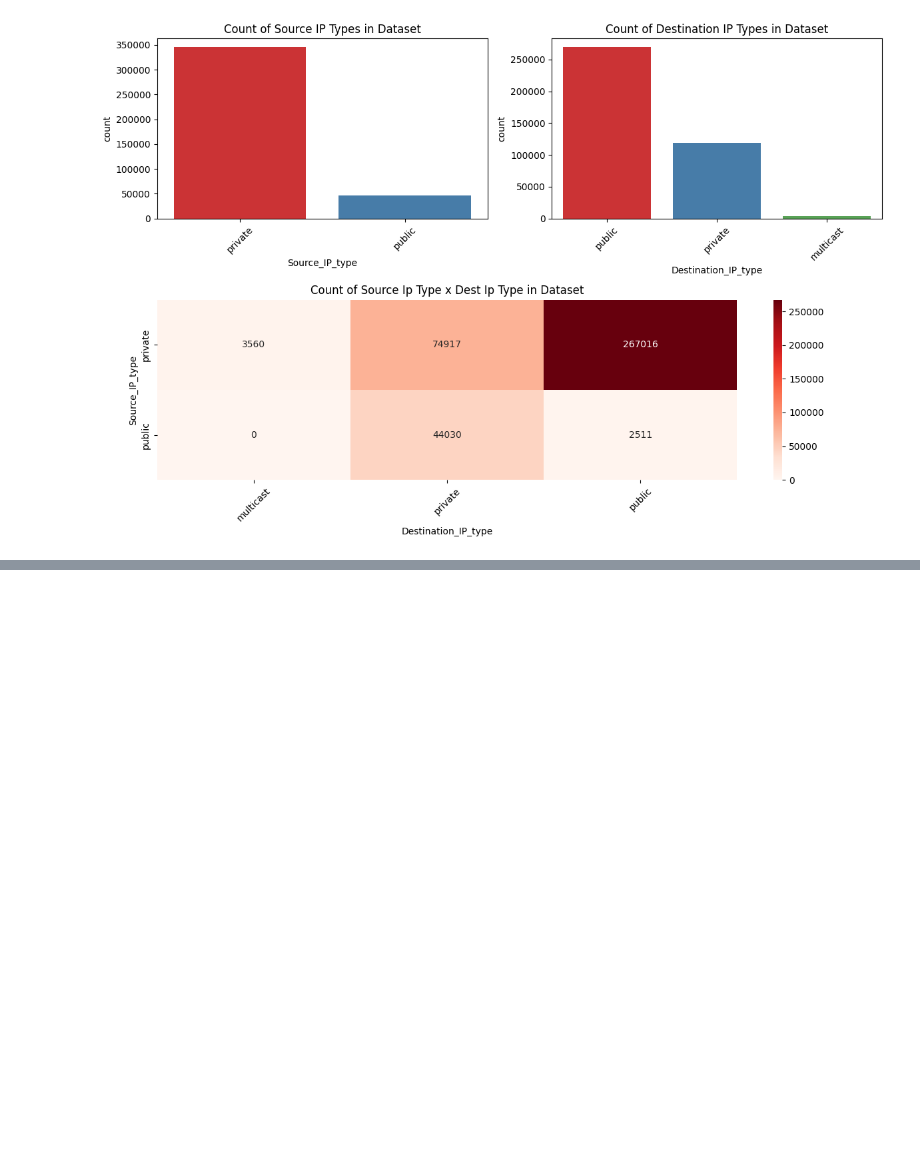
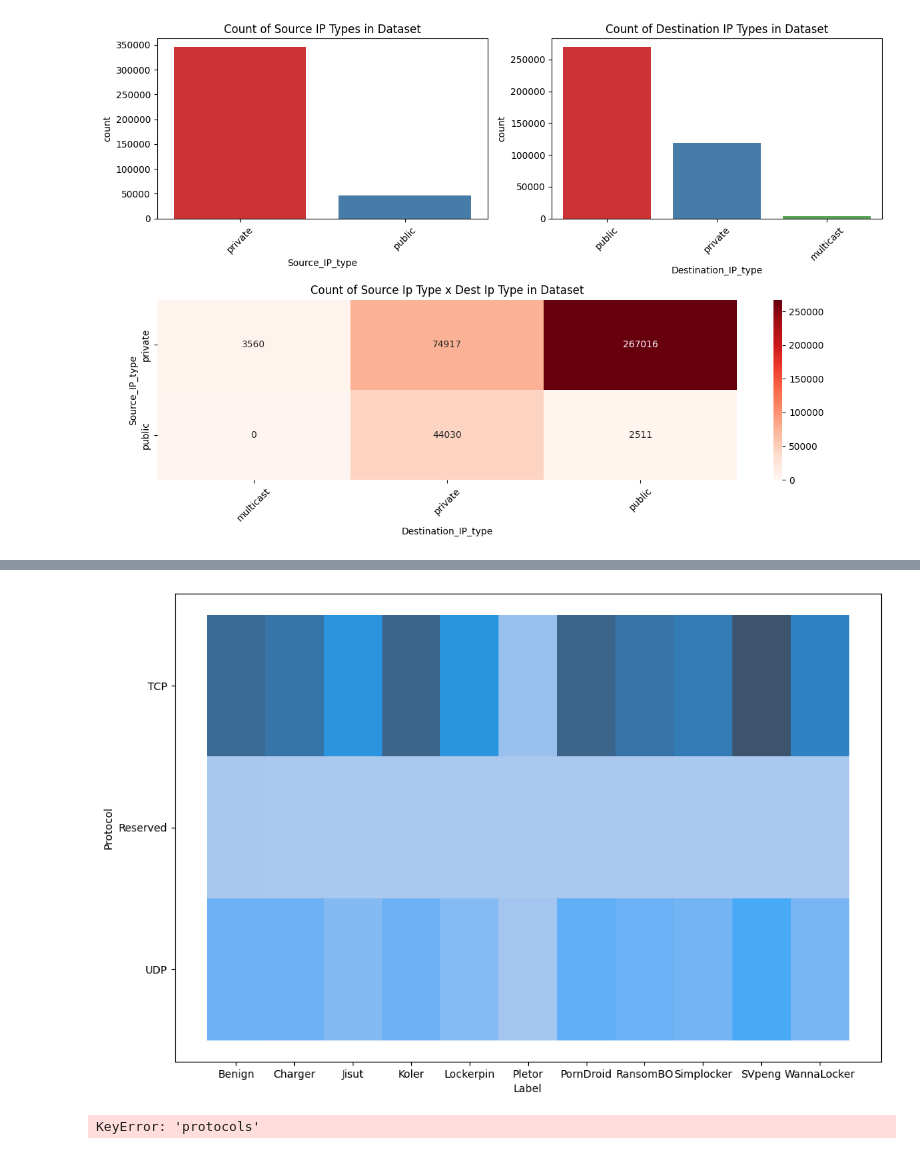
Before and after one commit to ArchisKulkarni002/RansomwareMLProject, a Jupyter notebook: Ransomware_Main.ipynb, the cells around one changed output, grey strips where cells are left out. Cells and saved outputs as stored; diff of their text form; code cells hidden in the pictures; blank space fills up the shorter version.

```diff
--- a/Ransomware_Main.ipynb
+++ b/Ransomware_Main.ipynb
@@ -282,0 +316,27 @@ print("cramers v  for Destination port and label = ", cvalue_sd_port_label)
+# %%
+plt.figure(figsize=(12, 8))
+
+sns.histplot(data=processed_ransomware_df, y='Protocol', x ='Label')
+plt.show()
+# %% [output]
+[figure, added]
+# %%
+plt.figure(figsize=(12, 8))
+grid = sn.FacetGrid(data=day_df_mod, col='cluster',height=3, aspect=1.2, col_wrap=4)
+
+grid.map(sn.countplot,'mnth', 'cnt', order = ['jan', 'feb', 'mar', 'apr', 'may', 'jun', 'jul', 'aug', 'sep', 'oct', 'nov', 'dec'], palette = month_palette)
+
+# # grid.fig.suptitle('Count of Each Weekday in Each Cluster', y=1.05, fontsize=16
+
+for i, ax in enumerate(grid.axes.flat):
+  if i>3:
+    ax.set_xticklabels(ax.get_xticklabels(), rotation=90)
+
+# Adjust layout to avoid overlap
+plt.tight_layout()
+grid.fig.subplots_adjust(hspace=0.3, wspace=0.2)
+grid.fig.suptitle('Distribution of Rides per Month in Each Cluster', y=1.05, fontsize=16)
+# Show the plot
+plt.show()
+# %% [output]
+KeyError: 'protocols'
```
Also changed, not shown: parts of 8 cells of this notebook.
